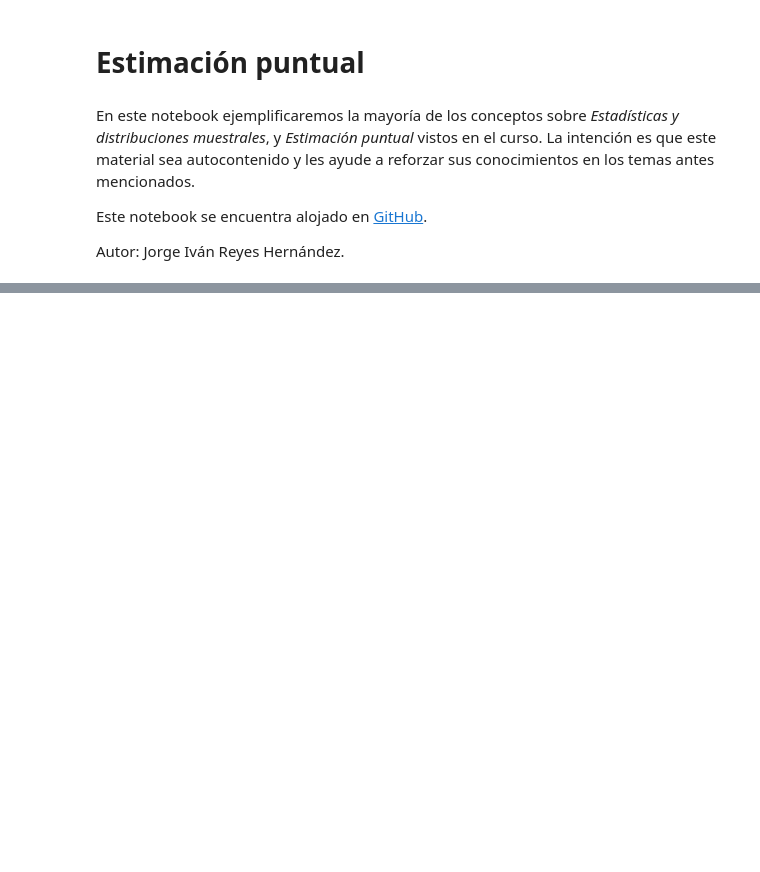
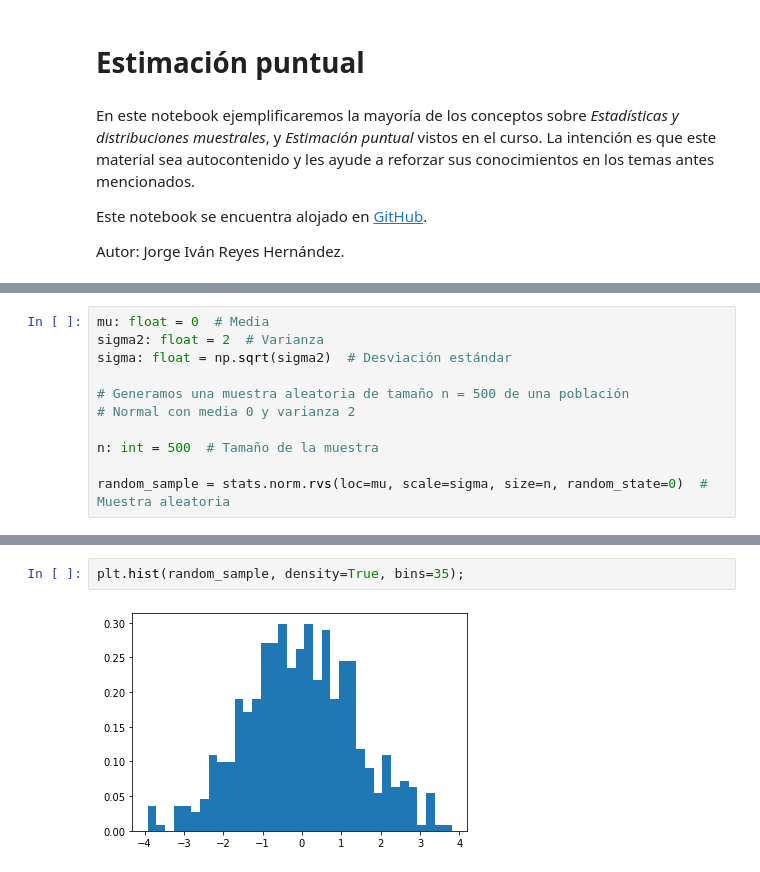
Before and after one commit to ivannpy/inferencia_estadistica, a Jupyter notebook: estimacion_puntual/Puntual_estimation.ipynb, the cells around one changed output, grey strips where cells are left out. Cells and saved outputs as stored; diff of their text form; blank space fills up the shorter version.

```diff
--- a/estimacion_puntual/Puntual_estimation.ipynb
+++ b/estimacion_puntual/Puntual_estimation.ipynb
@@ -64,0 +26,11 @@ Ejemplo:
+# %%
+mu: float = 0  # Media
+sigma2: float = 2  # Varianza
+sigma: float = np.sqrt(sigma2)  # Desviación estándar
+
+# Generamos una muestra aleatoria de tamaño n = 500 de una población
+# Normal con media 0 y varianza 2
+
+n: int = 500  # Tamaño de la muestra
+
+random_sample = stats.norm.rvs(loc=mu, scale=sigma, size=n, random_state=0)  # Muestra aleatoria
@@ -64,0 +89,4 @@ Ejemplo:
+# %%
+plt.hist(random_sample, density=True, bins=35);
+# %% [output]
+[figure, added]
```
Also changed, not shown: parts of 28 cells of this notebook, 4 other files.
